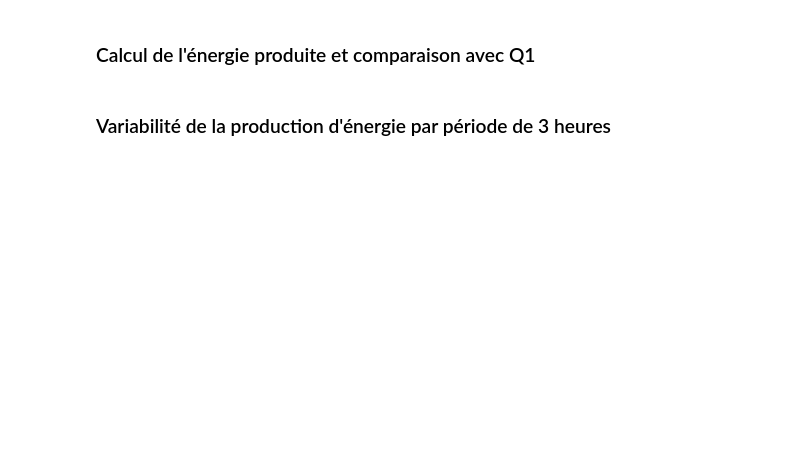
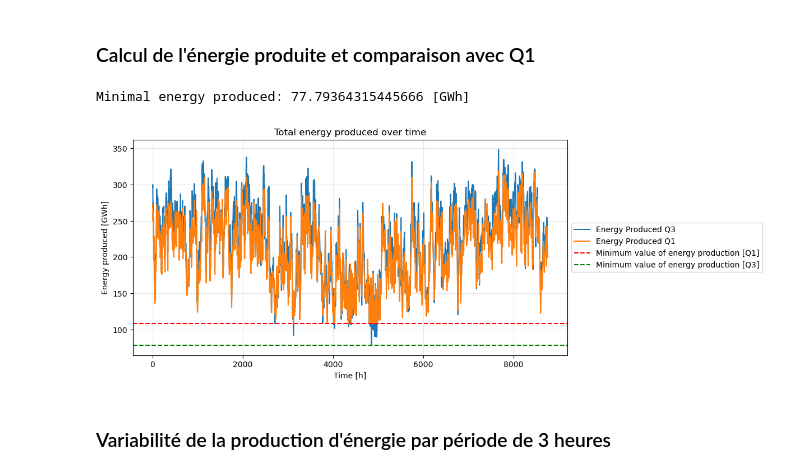
Before and after one commit to AhouLucas/projet-opti, a Jupyter notebook: projet_opti.ipynb, the cells around one changed output. Drawn from its saved outputs; the diff is of its cells as text; code cells hidden in the pictures; blank space fills up the shorter version.

```diff
--- a/projet_opti.ipynb
+++ b/projet_opti.ipynb
@@ -626 +653,3 @@ plt.savefig('Graphes/Graphes_Q3/capacity_distribution.pdf', format='pdf', bbox_i
+# %%
+solQ1 = np.load("Data-partie-1/solution_Q1.npy")
 # %%
@@ -632,40 +659,50 @@ np.dot(solm[:n],np.sum(rendements_on_off, axis = 1)) #Valeur de la production to
 # %%
 energy_produced_Q1 = np.zeros(m)
 for i in range(m):
-    energy_produced_Q1[i] += solm[offshore_idx] @ offshore_df[:, i]
-    energy_produced_Q1[i] += solm[onshore_idx] @ onshore_df[:, i]
+    energy_produced_Q1[i] += solQ1[offshore_idx] @ offshore_df[:, i]
+    energy_produced_Q1[i] += solQ1[onshore_idx] @ onshore_df[:, i]
 min_produced_energy_Q1 = min(energy_produced_Q1)
 # %% [markdown]
 ### Calcul de l'énergie produite et comparaison avec Q1
 # %%
 # Load solution
-sol = np.load('Data-partie-1/solution_Q3.npy')
+solQ3 = np.load('Data-partie-1/solution_Q3.npy')
+solQ1 = np.load('Data-partie-1/solution_Q1.npy')
 
 # Compute energy produced per hour
-energy_produced = np.zeros(m)
+energy_produced_Q3 = np.zeros(m)
+energy_produced_Q1 = np.zeros(m)
+
 for i in range(m):
-    energy_produced[i] += sol[offshore_idx] @ offshore_df[:, i]
-    energy_produced[i] += sol[onshore_idx] @ onshore_df[:, i]
+    energy_produced_Q3[i] += solQ3[offshore_idx] @ offshore_df[:, i]
+    energy_produced_Q3[i] += solQ3[onshore_idx] @ onshore_df[:, i]
+
+    energy_produced_Q1[i] += solQ1[offshore_idx] @ offshore_df[:, i]
+    energy_produced_Q1[i] += solQ1[onshore_idx] @ onshore_df[:, i]
 
 # Plot energy produced over time
 t = np.arange(1, m + 1)
 fig = plt.figure(figsize=(10, 5))
 plt.title('Total energy produced over time')
-plt.plot(t, energy_produced / 1e3, label='Energy Produced')
+plt.plot(t, energy_produced_Q3 / 1e3, label='Energy Produced Q3')
+plt.plot(t, energy_produced_Q1 / 1e3, label='Energy Produced Q1')
 plt.xlabel('Time [h]')
 plt.ylabel('Energy produced [GWh]')
 plt.grid(alpha=0.3)
 
 #Comparaison avec Q1
-min_produced_energy_Q3 = min(energy_produced)
+min_produced_energy_Q3 = min(energy_produced_Q3)
 plt.axhline(y=min_produced_energy_Q1 / 1e3, color='r', linestyle='--', label='Minimum value of energy production [Q1]')
 plt.axhline(y=min_produced_energy_Q3 / 1e3, color='g', linestyle='--', label='Minimum value of energy production [Q3]')
 plt.legend(loc='center left', bbox_to_anchor=(1, 0.5))
 plt.savefig('Graphes/Graphes_Q3/energy_produced_comparison.pdf', format='pdf', bbox_inches='tight', pad_inches=0)
 
 #Energie minimale pour la Q3
-min_produced_energy_Q3 = min(energy_produced)
+min_produced_energy_Q3 = min(energy_produced_Q3)
 print('Minimal energy produced:', min_produced_energy_Q3 / 1e3, '[GWh]')
+# %% [output]
+Minimal energy produced: 77.79364315445666 [GWh]
+[figure, added]
 # %% [markdown]
 ### Variabilité de la production d'énergie par période de 3 heures
 # %%
```
Also changed, not shown: parts of 22 cells of this notebook, 7 other files.
